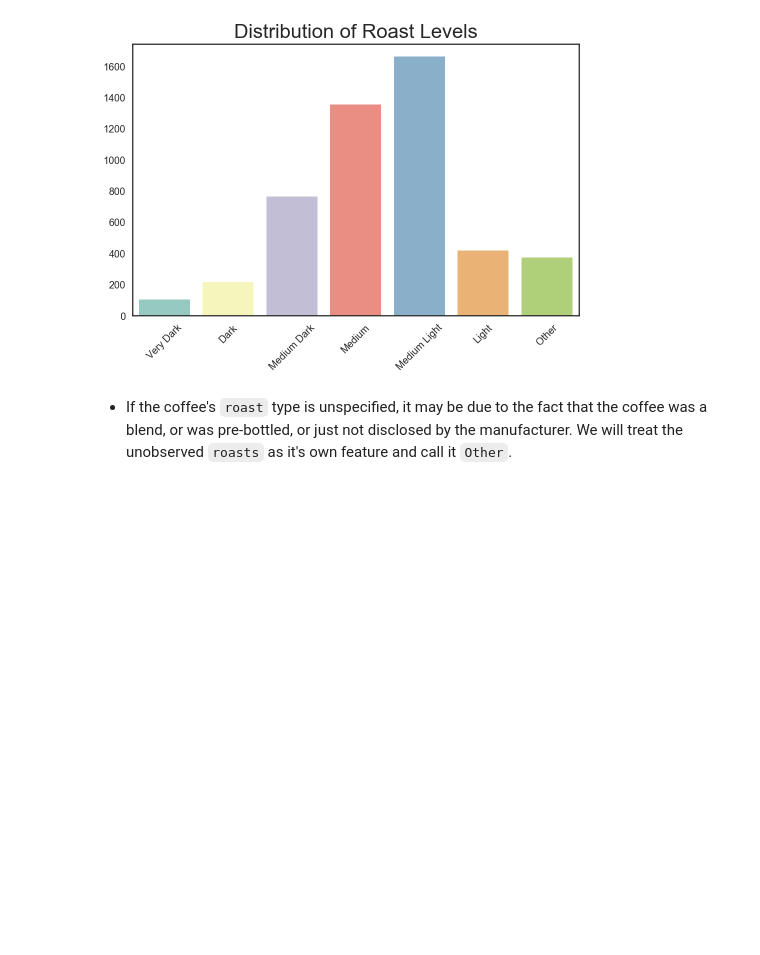
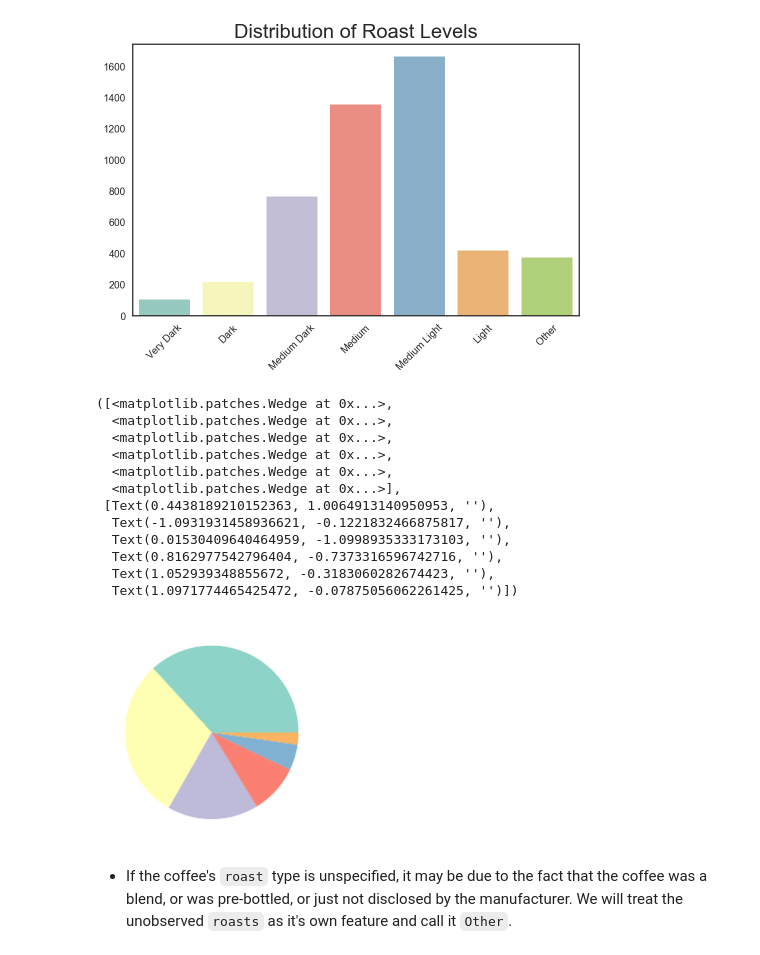
Before and after one commit to toferk/coffee-recommender, a Jupyter notebook: code/2-Data-Cleaning-EDA.ipynb, the cells around one changed output. Cells and saved outputs as stored; diff of their text form; code cells hidden in the pictures; blank space fills up the shorter version.

```diff
--- a/code/2-Data-Cleaning-EDA.ipynb
+++ b/code/2-Data-Cleaning-EDA.ipynb
@@ -331,6 +331,22 @@ plt.xticks(np.arange(7), ('Very Dark', 'Dark', 'Medium Dark',
 plt.title("Distribution of Roast Levels", size =20);
 # %% [output]
 [figure]
+# %%
+plt.pie(df['roast'].value_counts())
+# %% [output]
+([<matplotlib.patches.Wedge at 0x...>,
+  <matplotlib.patches.Wedge at 0x...>,
+  <matplotlib.patches.Wedge at 0x...>,
+  <matplotlib.patches.Wedge at 0x...>,
+  <matplotlib.patches.Wedge at 0x...>,
+  <matplotlib.patches.Wedge at 0x...>],
+ [Text(0.4438189210152363, 1.0064913140950953, ''),
+  Text(-1.0931931458936621, -0.1221832466875817, ''),
+  Text(0.01530409640464959, -1.0998935333173103, ''),
+  Text(0.8162977542796404, -0.7373316596742716, ''),
+  Text(1.052939348855672, -0.3183060282674423, ''),
+  Text(1.0971774465425472, -0.07875056062261425, '')])
+[figure, added]
 # %% [markdown]
  - If the coffee's `roast` type is unspecified, it may be due to the fact that the coffee was a blend, or was pre-bottled, or just not disclosed by the manufacturer. We will treat the unobserved `roasts` as it's own feature and call it `Other`.
 # %%
```
Also changed, not shown: parts of 2 cells of this notebook, 4 other files.
